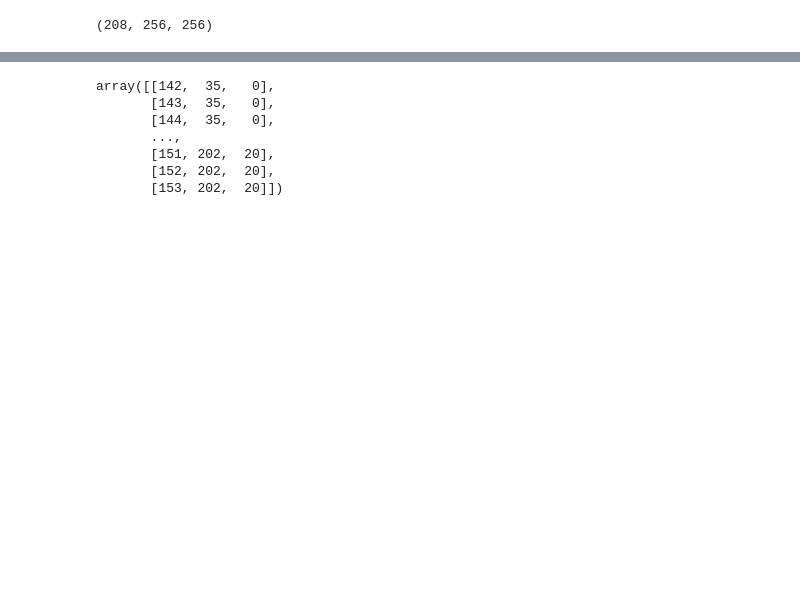
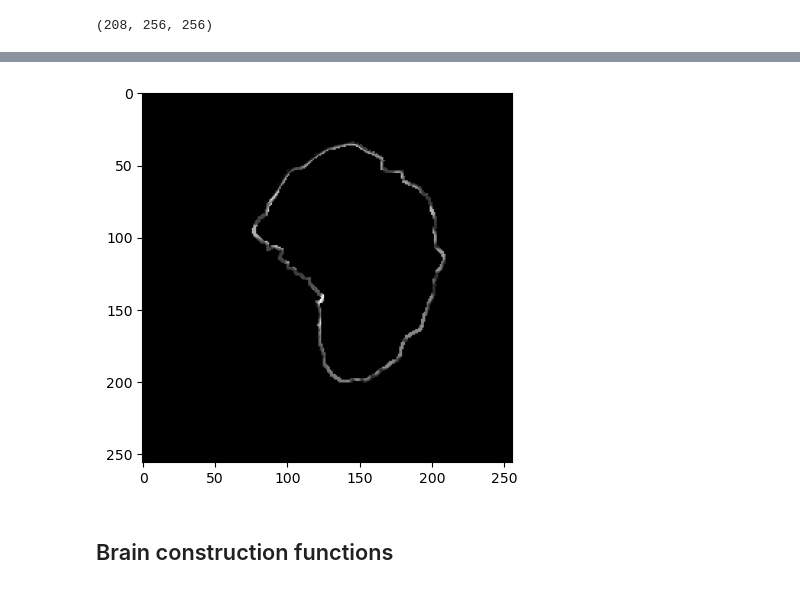
Before and after one commit to DanielEdvardsen/EiT-Group5, a Jupyter notebook: src/test.ipynb, the cells around one changed output, grey strips where cells are left out. Saved outputs shown, nothing was run; the diff lists cells and outputs as text; code cells hidden in the pictures; blank space fills up the shorter version.

Commit message:
brain hull construction

```diff
--- a/src/test.ipynb
+++ b/src/test.ipynb
@@ -38,3 +48,13 @@ data3_norm = data3 / 255.0
+# %%
+binary_mask = boundary.astype(data.dtype)
+resulting_image = np.where(binary_mask, normalized_data, 0)
+
+plt.imshow(resulting_image, cmap='gray')
+plt.show()
+# %% [output]
+[figure, added]
+# %% [markdown]
+## Brain construction functions
 # %%
 def create_point_cloud(image, z_value, threshold=5/255.0):
     height, width = image.shape
@@ -59,13 +74,3 @@ c = np.concatenate((A, B))
-# %%
-c
-# %% [output]
-array([[142,  35,   0],
-       [143,  35,   0],
-       [144,  35,   0],
-       ...,
-       [151, 202,  20],
-       [152, 202,  20],
-       [153, 202,  20]])
 # %%
 points = np.empty((0, 3))
 colors = np.empty((0, 3))
```
Also changed, not shown: parts of 20 cells of this notebook, 2 other files.
